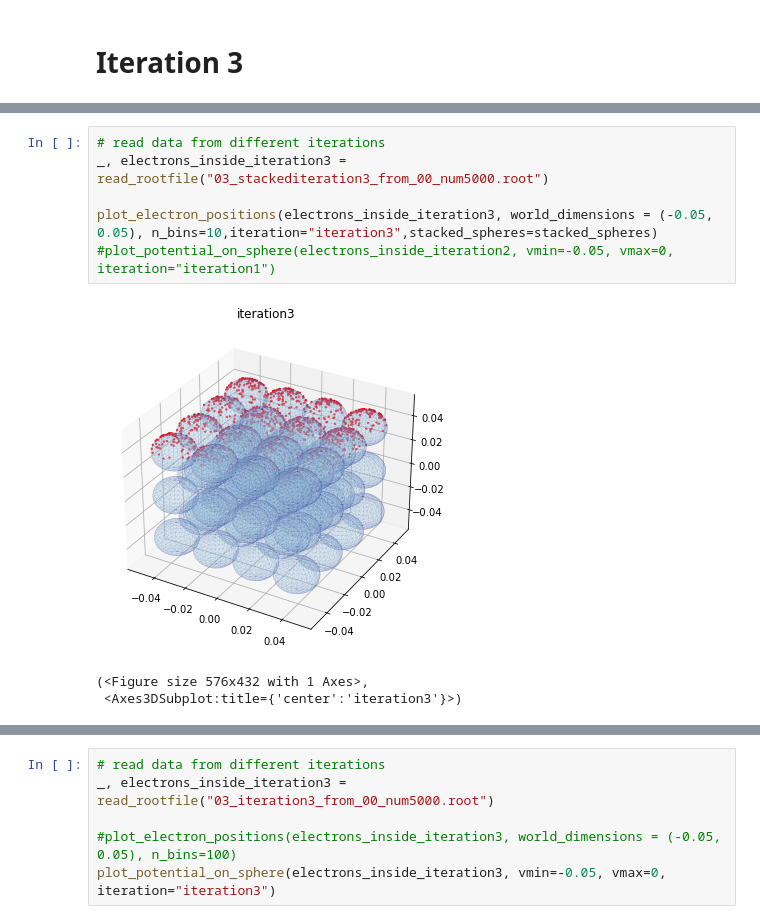
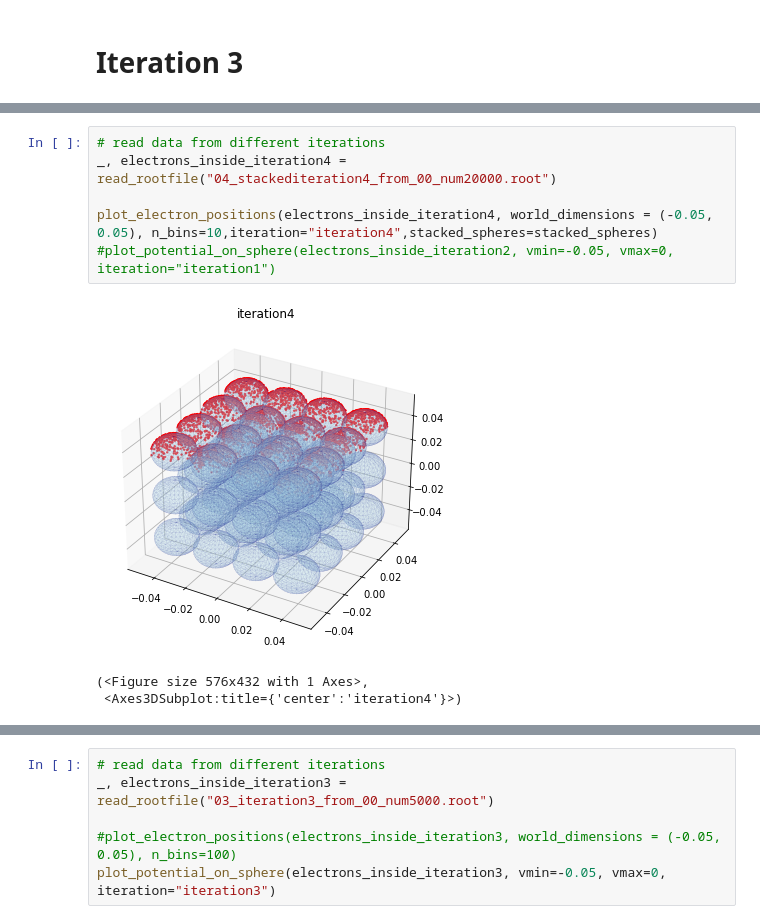
Before and after one commit to kgandhi63/g4chargeit, a Jupyter notebook: analysis/analysis-rootfiles.ipynb, the cells around one changed output, grey strips where cells are left out. Saved outputs shown, nothing was run; the diff lists cells and outputs as text.

```diff
--- a/analysis/analysis-rootfiles.ipynb
+++ b/analysis/analysis-rootfiles.ipynb
@@ -204,10 +217,10 @@ plot_potential_on_sphere(electrons_inside_iteration2, vmin=-0.05, vmax=0, iterat
 # %%
 # read data from different iterations
-_, electrons_inside_iteration3 = read_rootfile("03_stackediteration3_from_00_num5000.root")
+_, electrons_inside_iteration4 = read_rootfile("04_stackediteration4_from_00_num20000.root")
 
-plot_electron_positions(electrons_inside_iteration3, world_dimensions = (-0.05, 0.05), n_bins=10,iteration="iteration3",stacked_spheres=stacked_spheres)
+plot_electron_positions(electrons_inside_iteration4, world_dimensions = (-0.05, 0.05), n_bins=10,iteration="iteration4",stacked_spheres=stacked_spheres)
 #plot_potential_on_sphere(electrons_inside_iteration2, vmin=-0.05, vmax=0, iteration="iteration1")
 # %% [output]
-[figure, old version]
+[figure, new version]
 (<Figure size 576x432 with 1 Axes>,
- <Axes3DSubplot:title={'center':'iteration3'}>)
+ <Axes3DSubplot:title={'center':'iteration4'}>)
```
Also changed, not shown: parts of 5 cells of this notebook, 34 other files.
